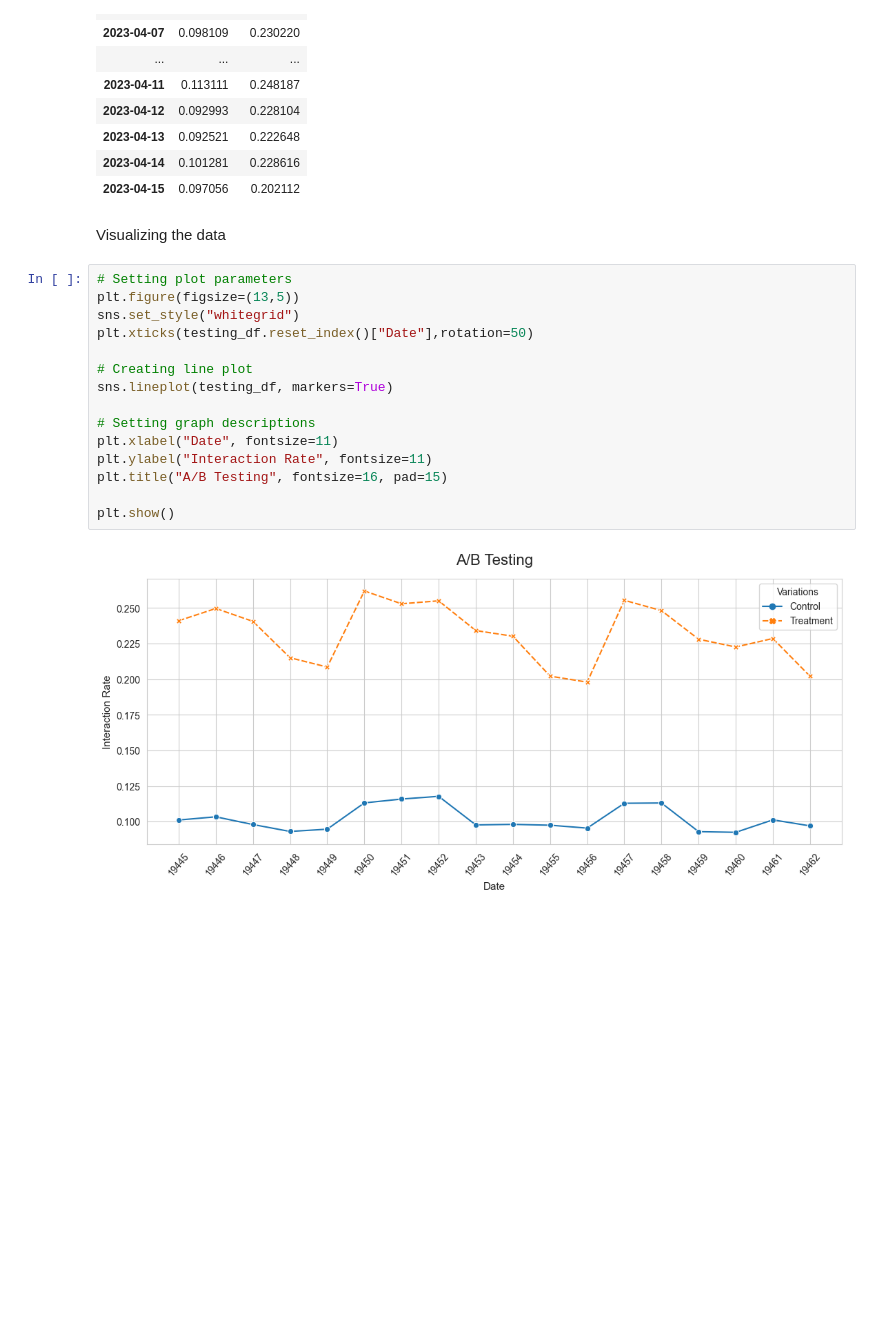
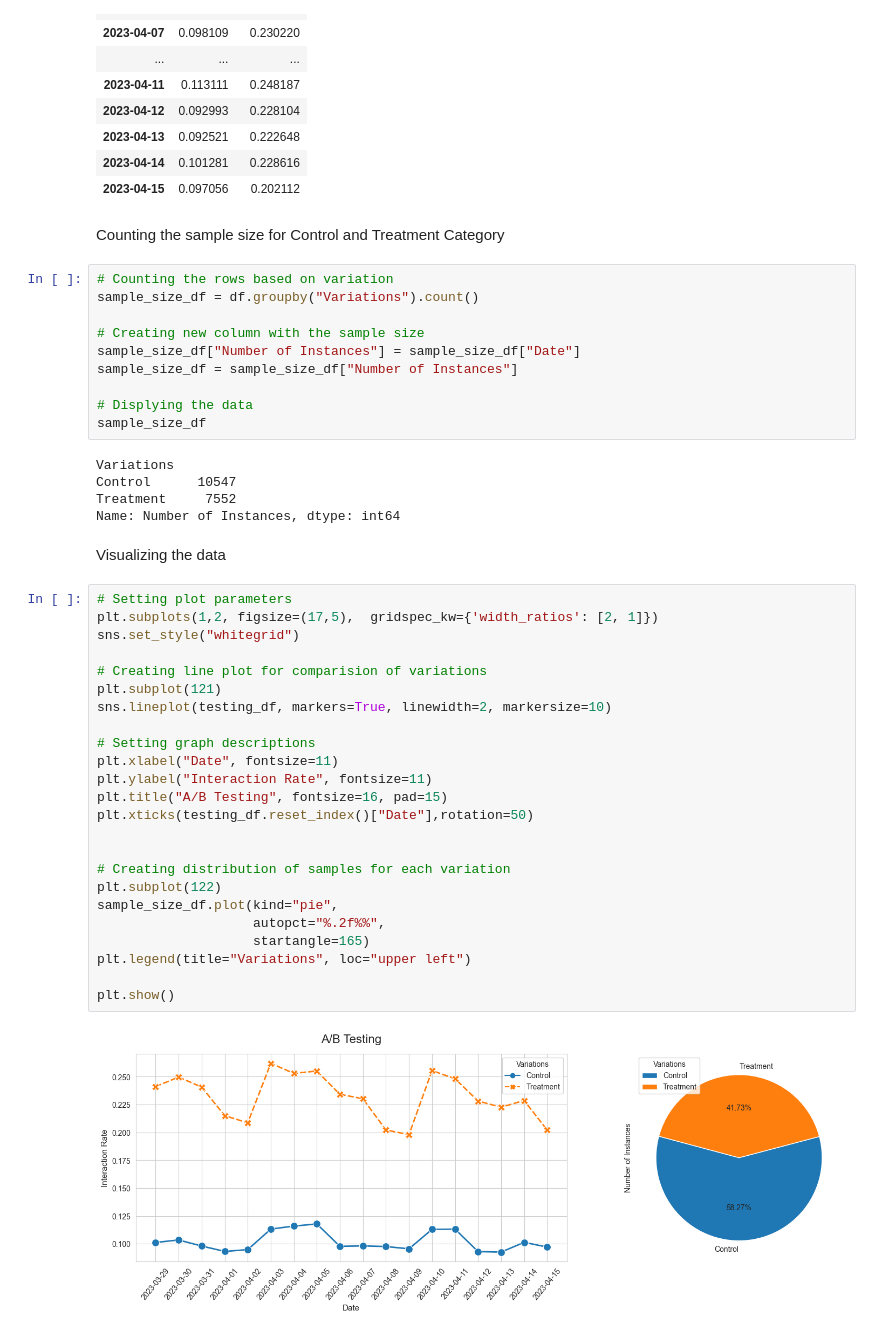
Before and after one commit to pratiksrm99/DataAnalysis, a Jupyter notebook: Website_Visitors_Data_Analysis/Analysis Notebook/Part_4-A_B_testing.ipynb, the cells around one changed output. Drawn from its saved outputs; the diff is of its cells as text; blank space fills up the shorter version.

Commit message:
Update: Part 4, improved visualization

```diff
--- a/Website_Visitors_Data_Analysis/Analysis Notebook/Part_4-A_B_testing.ipynb
+++ b/Website_Visitors_Data_Analysis/Analysis Notebook/Part_4-A_B_testing.ipynb
@@ -207,22 +207,48 @@ testing_df
 | 2023-04-13 | 0.092521 | 0.222648 |
 | 2023-04-14 | 0.101281 | 0.228616 |
 | 2023-04-15 | 0.097056 | 0.202112 |
+# %% [markdown]
+Counting the sample size for Control and Treatment Category
+# %%
+# Counting the rows based on variation
+sample_size_df = df.groupby("Variations").count()
+
+# Creating new column with the sample size
+sample_size_df["Number of Instances"] = sample_size_df["Date"]
+sample_size_df = sample_size_df["Number of Instances"]
+
+# Displying the data
+sample_size_df
+# %% [output]
+Variations
+Control      10547
+Treatment     7552
+Name: Number of Instances, dtype: int64
 # %% [markdown]
 Visualizing the data
 # %%
 # Setting plot parameters
-plt.figure(figsize=(13,5))
+plt.subplots(1,2, figsize=(17,5),  gridspec_kw={'width_ratios': [2, 1]})
 sns.set_style("whitegrid")
-plt.xticks(testing_df.reset_index()["Date"],rotation=50)
 
-# Creating line plot
-sns.lineplot(testing_df, markers=True)
+# Creating line plot for comparision of variations
+plt.subplot(121)
+sns.lineplot(testing_df, markers=True, linewidth=2, markersize=10)
 
 # Setting graph descriptions
 plt.xlabel("Date", fontsize=11)
 plt.ylabel("Interaction Rate", fontsize=11)
 plt.title("A/B Testing", fontsize=16, pad=15)
+plt.xticks(testing_df.reset_index()["Date"],rotation=50)
+
+
+# Creating distribution of samples for each variation
+plt.subplot(122)
+sample_size_df.plot(kind="pie",
+                    autopct="%.2f%%",
+                    startangle=165)
+plt.legend(title="Variations", loc="upper left")
 
 plt.show()
 # %% [output]
-[figure, old version]
+[figure, new version]
```
